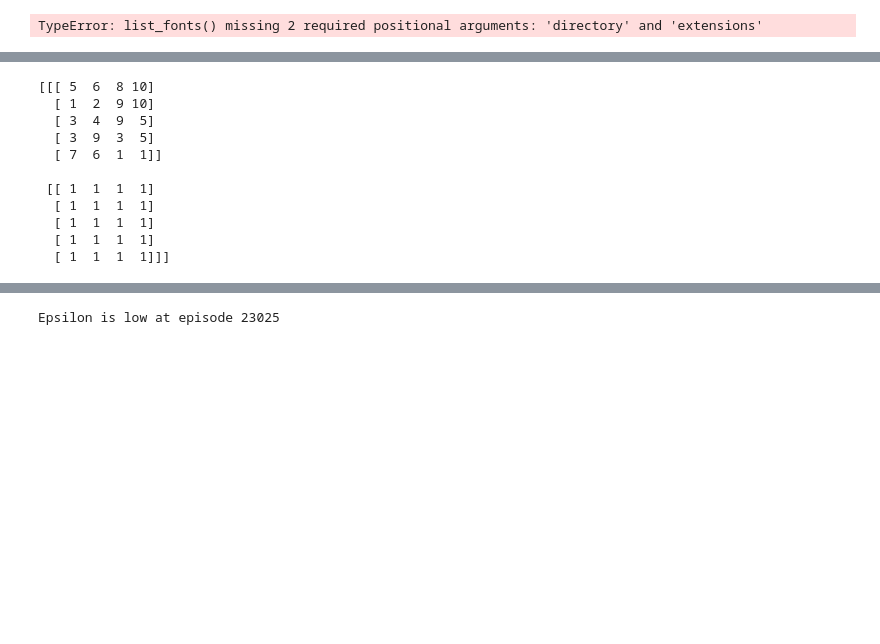
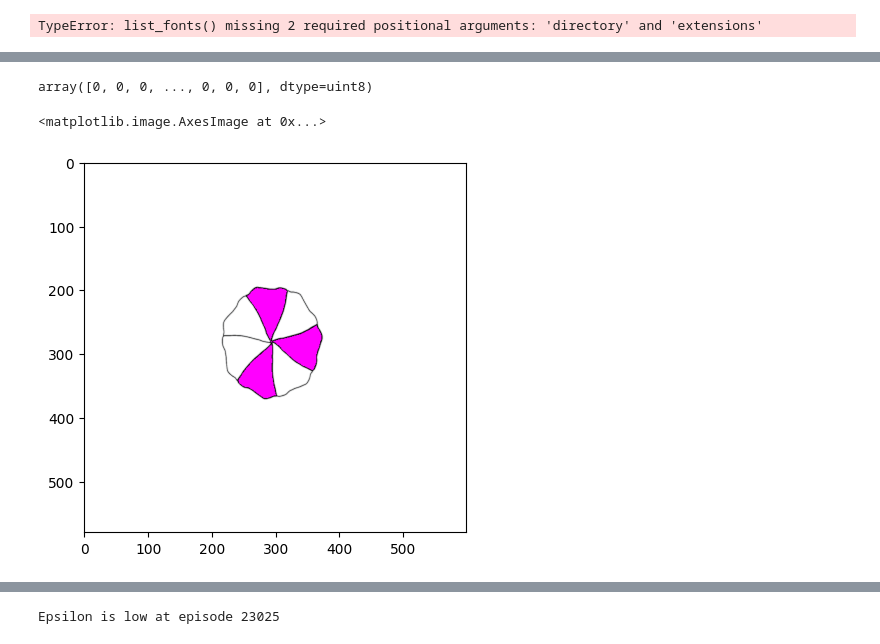
Before and after one commit to akshilpatel/tile-match-gym, a Jupyter notebook: src/tile_match_gym/working.ipynb, the cells around one changed output, grey strips where cells are left out. Drawn from its saved outputs; the diff is of its cells as text; code cells hidden in the pictures; blank space fills up the shorter version.

```diff
--- a/src/tile_match_gym/working.ipynb
+++ b/src/tile_match_gym/working.ipynb
@@ -124,14 +49,20 @@ plt.show()
-# %%
-print(board)
-# %% [output]
-[[[ 5  6  8 10]
-  [ 1  2  9 10]
-  [ 3  4  9  5]
-  [ 3  9  3  5]
-  [ 7  6  1  1]]
-
- [[ 1  1  1  1]
-  [ 1  1  1  1]
-  [ 1  1  1  1]
-  [ 1  1  1  1]
-  [ 1  1  1  1]]]
+# %%
+image = cv2.imread("../../images/cookie.png")
+
+image[image == 0] ==
+# %% [output]
+array([0, 0, 0, ..., 0, 0, 0], dtype=uint8)
+# %%
+import cv2
+import numpy as np
+
+
+
+image_path = "../../images/cookie.png"
+
+image = plt.imread(image_path)
+
+plt.imshow(colour_image(image, np.array([1, 0, 1, 1])))
+# %% [output]
+<matplotlib.image.AxesImage at 0x...>
+[figure, added]
```
Also changed, not shown: parts of 5 cells of this notebook, 9 other files.
